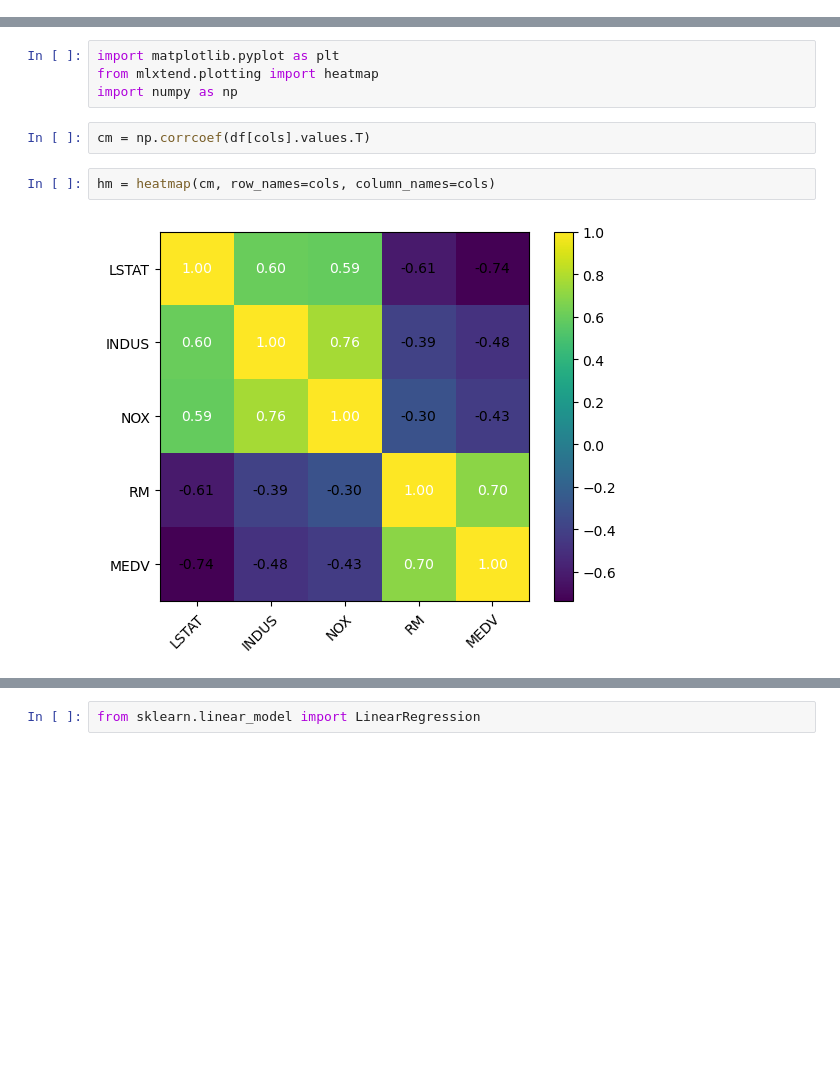
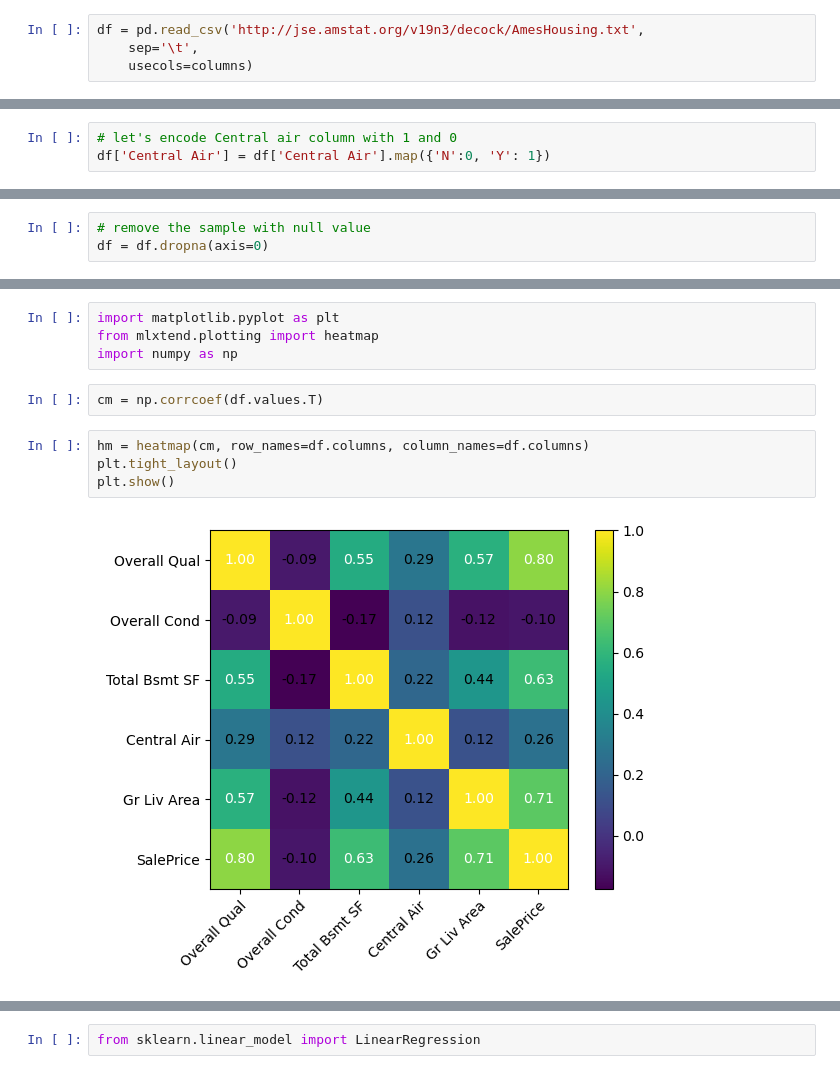
Before and after one commit to rambasnet/python-machine-learning, a Jupyter notebook: notebooks/Regression.ipynb, the cells around one changed output, grey strips where cells are left out. Cells and saved outputs as stored; diff of their text form; blank space fills up the shorter version.

```diff
--- a/notebooks/Regression.ipynb
+++ b/notebooks/Regression.ipynb
@@ -74,3 +73,7 @@ df = pd.read_csv(url, header=1) # column header is at row 1
+# %%
+df = pd.read_csv('http://jse.amstat.org/v19n3/decock/AmesHousing.txt',
+    sep='\t',
+    usecols=columns)
 # %%
 df
 # %% [output]
@@ -89,0 +109,3 @@ df
+# %%
+# let's encode Central air column with 1 and 0
+df['Central Air'] = df['Central Air'].map({'N':0, 'Y': 1})
@@ -89,0 +138,3 @@ df
+# %%
+# remove the sample with null value
+df = df.dropna(axis=0)
@@ -147,8 +207,10 @@ import matplotlib.pyplot as plt
 from mlxtend.plotting import heatmap
 import numpy as np
 # %%
-cm = np.corrcoef(df[cols].values.T)
+cm = np.corrcoef(df.values.T)
 # %%
-hm = heatmap(cm, row_names=cols, column_names=cols)
+hm = heatmap(cm, row_names=df.columns, column_names=df.columns)
+plt.tight_layout()
+plt.show()
 # %% [output]
-[figure, old version]
+[figure, new version]
```
Also changed, not shown: parts of 72 cells of this notebook, 1 other file.
